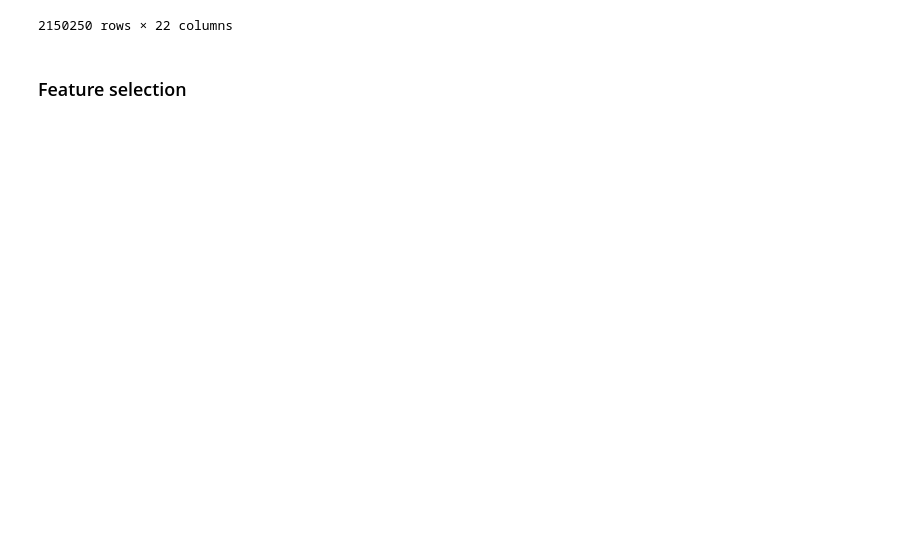
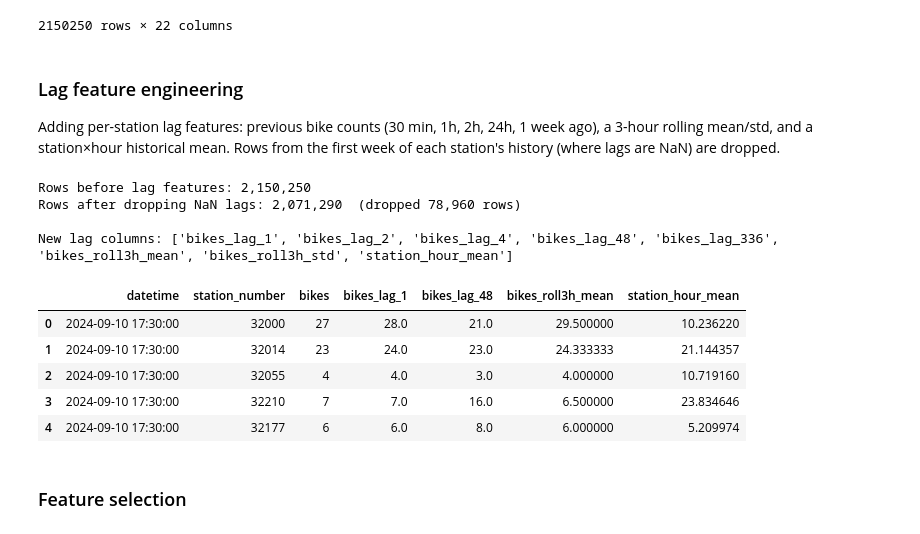
Before and after one commit to ras112git/predictive_modeling_and_mobility_forecasting, a Jupyter notebook: notebooks/03_modeling.ipynb, the cells around one changed output. Saved outputs shown, nothing was run; the diff lists cells and outputs as text; code cells hidden in the pictures; blank space fills up the shorter version.

```diff
--- a/notebooks/03_modeling.ipynb
+++ b/notebooks/03_modeling.ipynb
@@ -81,6 +83,35 @@ df_train
 | 2150248 | 2025-03-13 08:00:00_32280 | 2025-03-13 08:00:00 | 32280 | ALF Mobility-Point | 48.251355 | 16.452810 | 5 | 8 | 0 | 3 | ... |
 | 2150249 | 2025-03-13 08:00:00_32283 | 2025-03-13 08:00:00 | 32283 | eLastenräder- Modecenterstraße / ... | 48.184929 | 16.413964 | 2 | 8 | 0 | 3 | ... |
 2150250 rows × 22 columns
+# %% [markdown]
+### Lag feature engineering
+
+Adding per-station lag features: previous bike counts (30 min, 1h, 2h, 24h, 1 week ago),
+a 3-hour rolling mean/std, and a station×hour historical mean.
+Rows from the first week of each station's history (where lags are NaN) are dropped.
+# %%
+from src.data_cleaning import add_lag_features
+
+rows_before = len(df_train)
+df_train = add_lag_features(df_train)
+rows_after = len(df_train)
+
+print(f"Rows before lag features: {rows_before:,}")
+print(f"Rows after dropping NaN lags: {rows_after:,}  (dropped {rows_before - rows_after:,} rows)")
+print(f"\nNew lag columns: {[c for c in df_train.columns if 'lag' in c or 'roll' in c or c == 'station_hour_mean']}")
+df_train[['datetime', 'station_number', 'bikes',
+          'bikes_lag_1', 'bikes_lag_48', 'bikes_roll3h_mean', 'station_hour_mean']].head()
+# %% [output]
+Rows before lag features: 2,150,250
+Rows after dropping NaN lags: 2,071,290  (dropped 78,960 rows)
+
+New lag columns: ['bikes_lag_1', 'bikes_lag_2', 'bikes_lag_4', 'bikes_lag_48', 'bikes_lag_336', 'bikes_roll3h_mean', 'bikes_roll3h_std', 'station_hour_mean']
+|  | datetime | station_number | bikes | bikes_lag_1 | bikes_lag_48 | bikes_roll3h_mean | station_hour_mean |
+| 0 | 2024-09-10 17:30:00 | 32000 | 27 | 28.0 | 21.0 | 29.500000 | 10.236220 |
+| 1 | 2024-09-10 17:30:00 | 32014 | 23 | 24.0 | 23.0 | 24.333333 | 21.144357 |
+| 2 | 2024-09-10 17:30:00 | 32055 | 4 | 4.0 | 3.0 | 4.000000 | 10.719160 |
+| 3 | 2024-09-10 17:30:00 | 32210 | 7 | 7.0 | 16.0 | 6.500000 | 23.834646 |
+| 4 | 2024-09-10 17:30:00 | 32177 | 6 | 6.0 | 8.0 | 6.000000 | 5.209974 |
 # %% [markdown]
 ### Feature selection
 # %%
```
Also changed, not shown: parts of 10 cells of this notebook, 6 other files.
